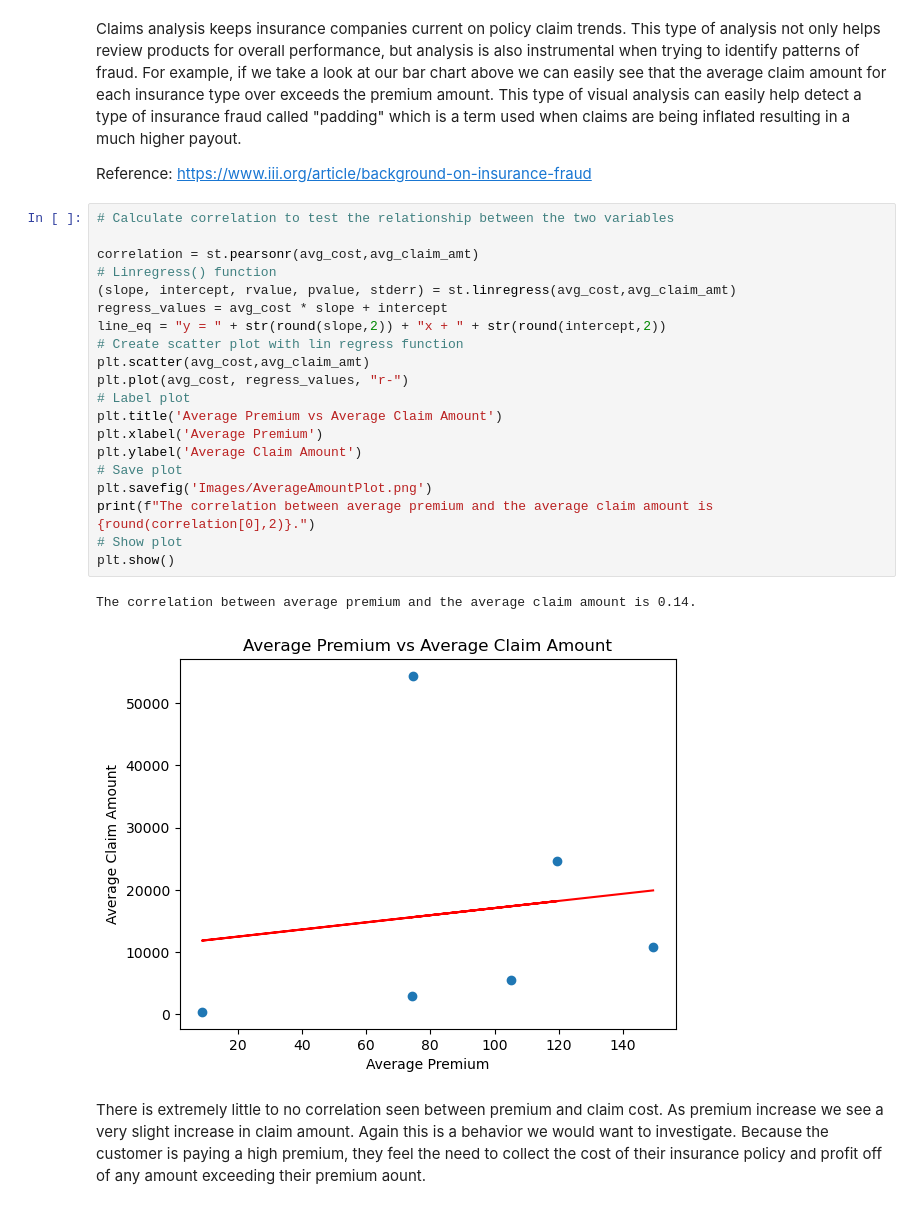
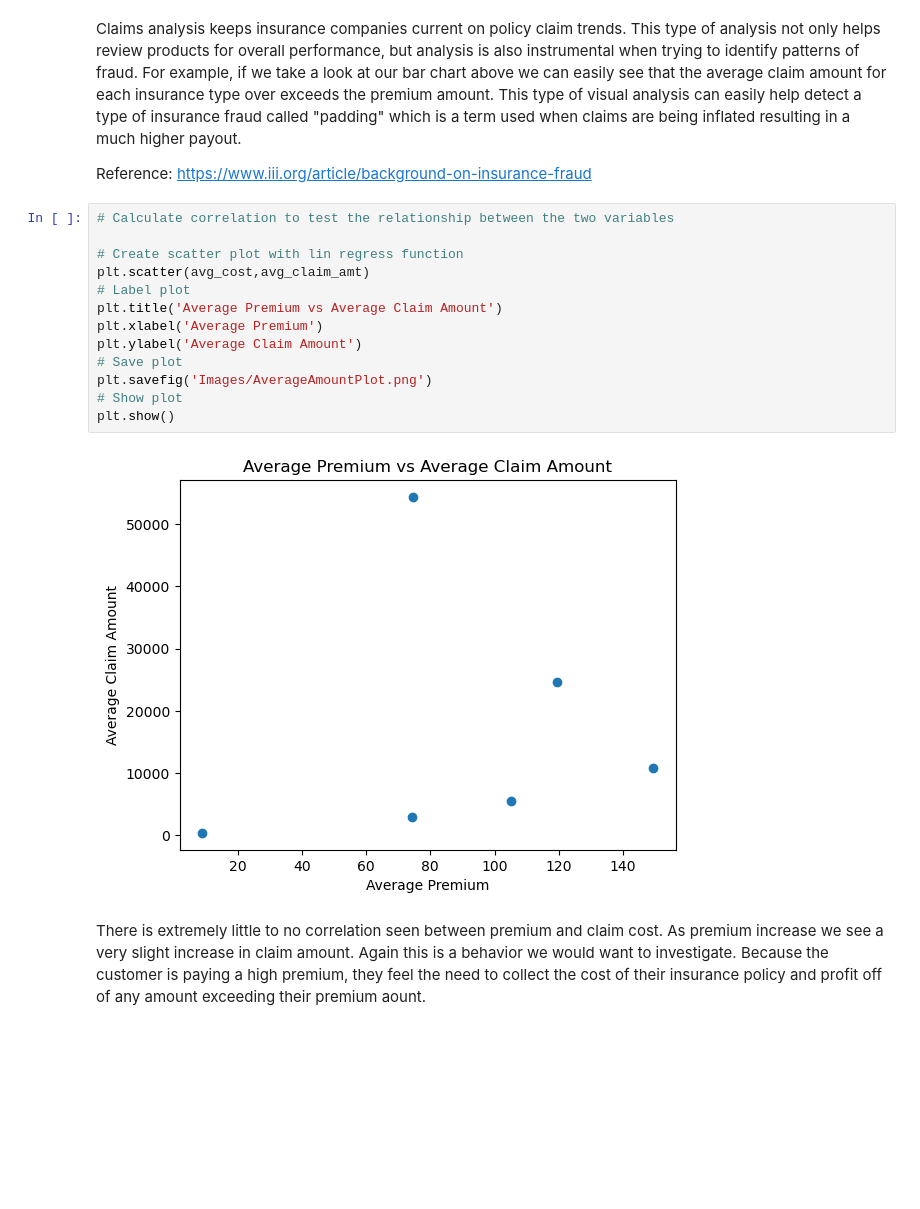
Before and after one commit to JustinS25/Insurance-Claim-Detection, a Jupyter notebook: Code/insurance_claim_valuecounts.ipynb, the cells around one changed output. Cells and saved outputs as stored; diff of their text form; blank space fills up the shorter version.

```diff
--- a/Code/insurance_claim_valuecounts.ipynb
+++ b/Code/insurance_claim_valuecounts.ipynb
@@ -368,26 +377,18 @@ Reference: https://www.iii.org/article/background-on-insurance-fraud
 # %%
 # Calculate correlation to test the relationship between the two variables
 
-correlation = st.pearsonr(avg_cost,avg_claim_amt)
-# Linregress() function
-(slope, intercept, rvalue, pvalue, stderr) = st.linregress(avg_cost,avg_claim_amt)
-regress_values = avg_cost * slope + intercept
-line_eq = "y = " + str(round(slope,2)) + "x + " + str(round(intercept,2))
 # Create scatter plot with lin regress function
 plt.scatter(avg_cost,avg_claim_amt)
-plt.plot(avg_cost, regress_values, "r-")
 # Label plot
 plt.title('Average Premium vs Average Claim Amount')
 plt.xlabel('Average Premium')
 plt.ylabel('Average Claim Amount')
 # Save plot
 plt.savefig('Images/AverageAmountPlot.png')
-print(f"The correlation between average premium and the average claim amount is {round(correlation[0],2)}.")
 # Show plot
 plt.show()
 # %% [output]
-The correlation between average premium and the average claim amount is 0.14.
-[figure, old version]
+[figure, new version]
 # %% [markdown]
 There is extremely little to no correlation seen between premium and claim cost. As premium increase we see a very slight increase in claim amount. Again this is a behavior we would want to investigate. Because the customer is paying a high premium, they feel the need to collect the cost of their insurance policy and profit off of any amount exceeding their premium aount.
 # %%
```
Also changed, not shown: parts of 8 cells of this notebook, 4 other files.
